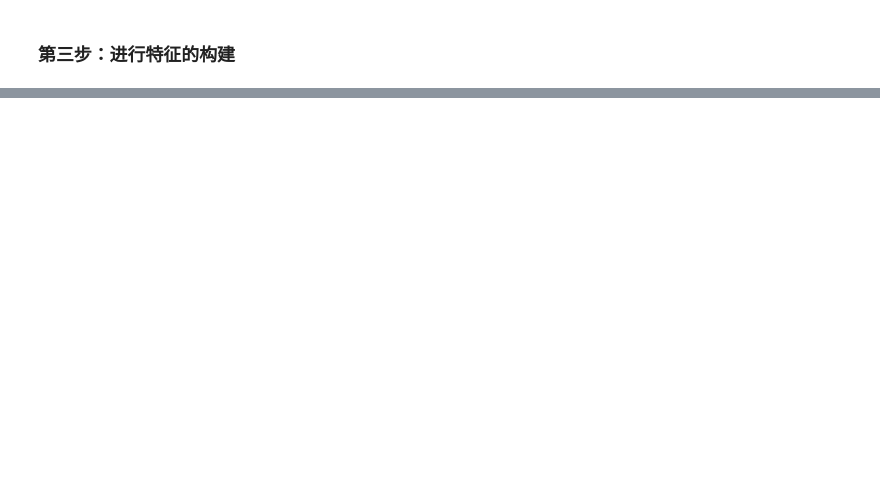
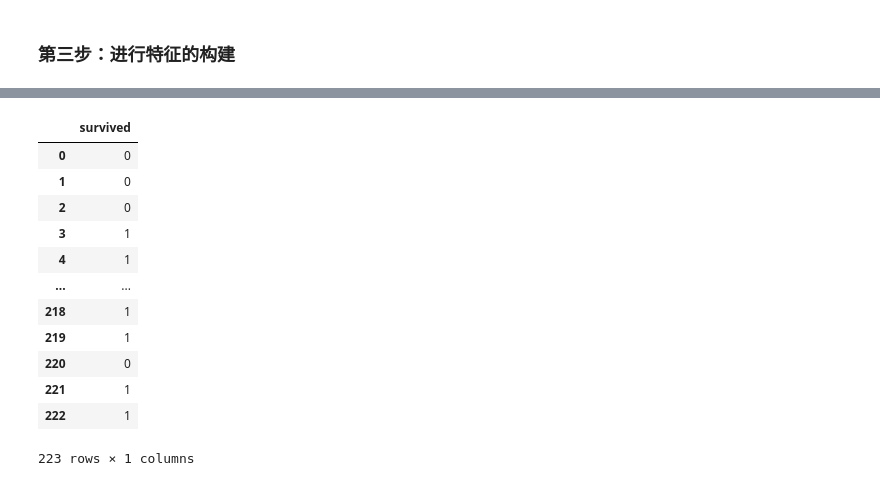
Before and after one commit to Necoe/MachineLearning, a Jupyter notebook: titanic_first_randomforest.ipynb, the cells around one changed output, grey strips where cells are left out. Cells and saved outputs as stored; diff of their text form; code cells hidden in the pictures; blank space fills up the shorter version.

```diff
--- a/titanic_first_randomforest.ipynb
+++ b/titanic_first_randomforest.ipynb
@@ -379,0 +342,20 @@ Name: survived, dtype: float64
+# %%
+pred = rf2.predict(X_test_one)
+# %%
+pred = pd.DataFrame(pred,columns=['survived'])
+# %%
+pred
+# %% [output]
+|  | survived |
+| 0 | 0 |
+| 1 | 0 |
+| 2 | 0 |
+| 3 | 1 |
+| 4 | 1 |
+| ... | ... |
+| 218 | 1 |
+| 219 | 1 |
+| 220 | 0 |
+| 221 | 1 |
+| 222 | 1 |
+223 rows × 1 columns
```
Also changed, not shown: parts of 55 cells of this notebook, 2 other files.
